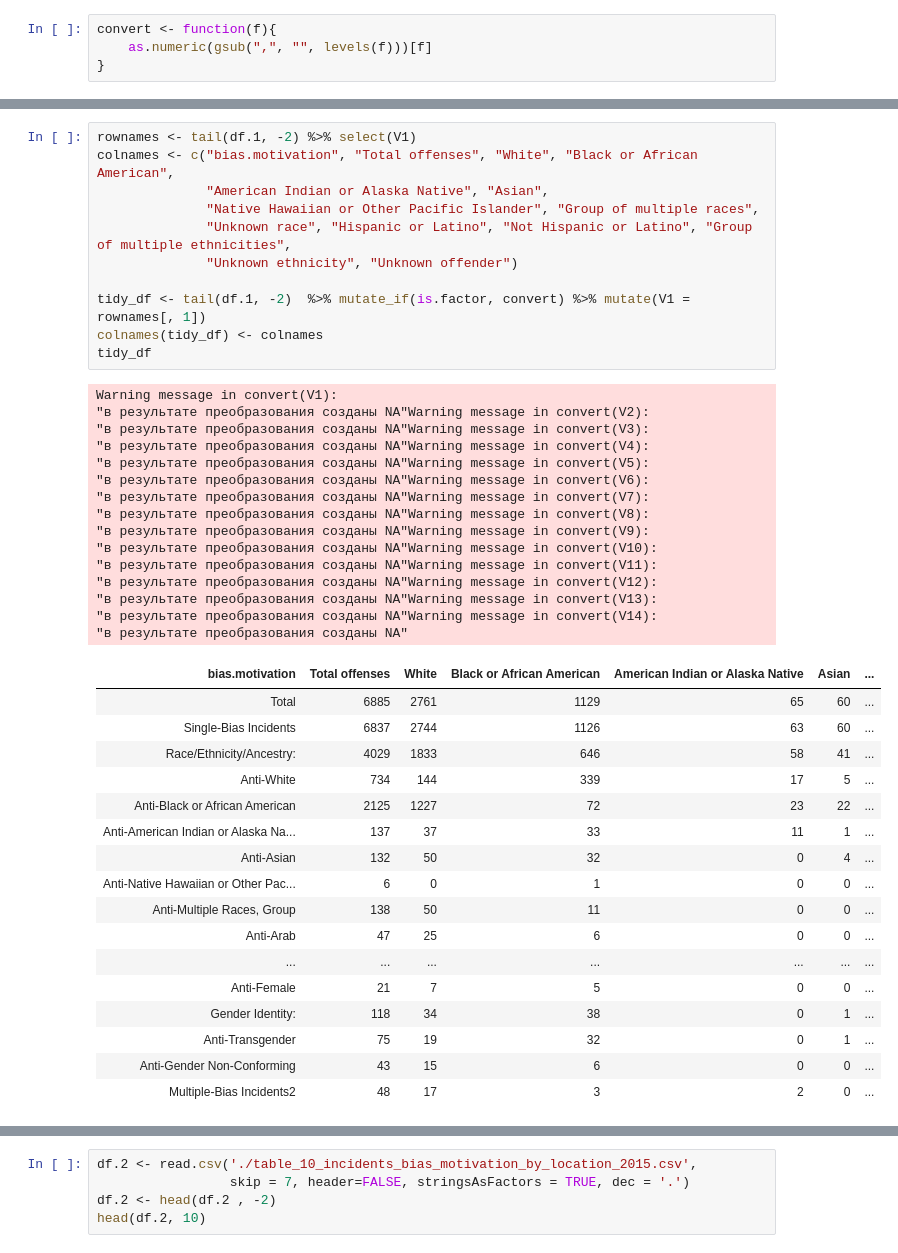
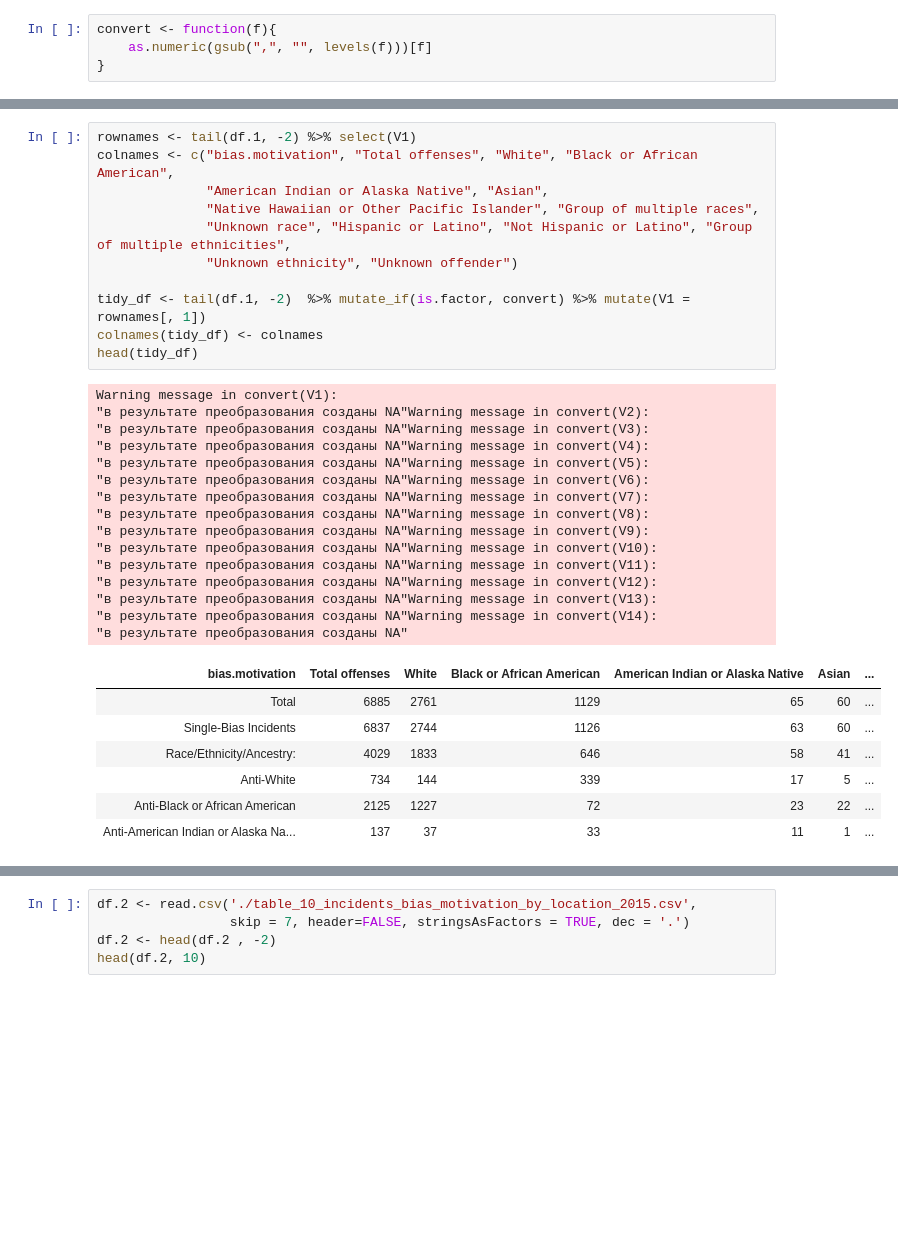
Before and after one commit to pgmvp/Data-Visualization, a Jupyter notebook: FinalProject.ipynb, the cells around one changed output, grey strips where cells are left out. Cells and saved outputs as stored; diff of their text form; blank space fills up the shorter version.

```diff
--- a/FinalProject.ipynb
+++ b/FinalProject.ipynb
@@ -33,42 +37,32 @@ colnames <- c("bias.motivation", "Total offenses", "White", "Black or African Am
               "American Indian or Alaska Native", "Asian",
               "Native Hawaiian or Other Pacific Islander", "Group of multiple races",
               "Unknown race", "Hispanic or Latino", "Not Hispanic or Latino", "Group of multiple ethnicities",
               "Unknown ethnicity", "Unknown offender")
 
 tidy_df <- tail(df.1, -2)  %>% mutate_if(is.factor, convert) %>% mutate(V1 = rownames[, 1])
 colnames(tidy_df) <- colnames
-tidy_df
+head(tidy_df)
 # %% [output]
 Warning message in convert(V1):
 "в результате преобразования созданы NA"Warning message in convert(V2):
 "в результате преобразования созданы NA"Warning message in convert(V3):
 "в результате преобразования созданы NA"Warning message in convert(V4):
 "в результате преобразования созданы NA"Warning message in convert(V5):
 "в результате преобразования созданы NA"Warning message in convert(V6):
 "в результате преобразования созданы NA"Warning message in convert(V7):
 "в результате преобразования созданы NA"Warning message in convert(V8):
 "в результате преобразования созданы NA"Warning message in convert(V9):
 "в результате преобразования созданы NA"Warning message in convert(V10):
 "в результате преобразования созданы NA"Warning message in convert(V11):
 "в результате преобразования созданы NA"Warning message in convert(V12):
 "в результате преобразования созданы NA"Warning message in convert(V13):
 "в результате преобразования созданы NA"Warning message in convert(V14):
 "в результате преобразования созданы NA"
 | bias.motivation | Total offenses | White | Black or African American | American Indian or Alaska Native | Asian | ... |
 | Total | 6885 | 2761 | 1129 | 65 | 60 | ... |
 | Single-Bias Incidents | 6837 | 2744 | 1126 | 63 | 60 | ... |
 | Race/Ethnicity/Ancestry: | 4029 | 1833 | 646 | 58 | 41 | ... |
 | Anti-White | 734 | 144 | 339 | 17 | 5 | ... |
 | Anti-Black or African American | 2125 | 1227 | 72 | 23 | 22 | ... |
 | Anti-American Indian or Alaska Na... | 137 | 37 | 33 | 11 | 1 | ... |
-| Anti-Asian | 132 | 50 | 32 | 0 | 4 | ... |
-| Anti-Native Hawaiian or Other Pac... | 6 | 0 | 1 | 0 | 0 | ... |
-| Anti-Multiple Races, Group | 138 | 50 | 11 | 0 | 0 | ... |
-| Anti-Arab | 47 | 25 | 6 | 0 | 0 | ... |
-| ... | ... | ... | ... | ... | ... | ... |
-| Anti-Female | 21 | 7 | 5 | 0 | 0 | ... |
-| Gender Identity: | 118 | 34 | 38 | 0 | 1 | ... |
-| Anti-Transgender | 75 | 19 | 32 | 0 | 1 | ... |
-| Anti-Gender Non-Conforming | 43 | 15 | 6 | 0 | 0 | ... |
-| Multiple-Bias Incidents2 | 48 | 17 | 3 | 2 | 0 | ... |
 # %%
```
Also changed, not shown: parts of 10 cells of this notebook, 4 other files.
